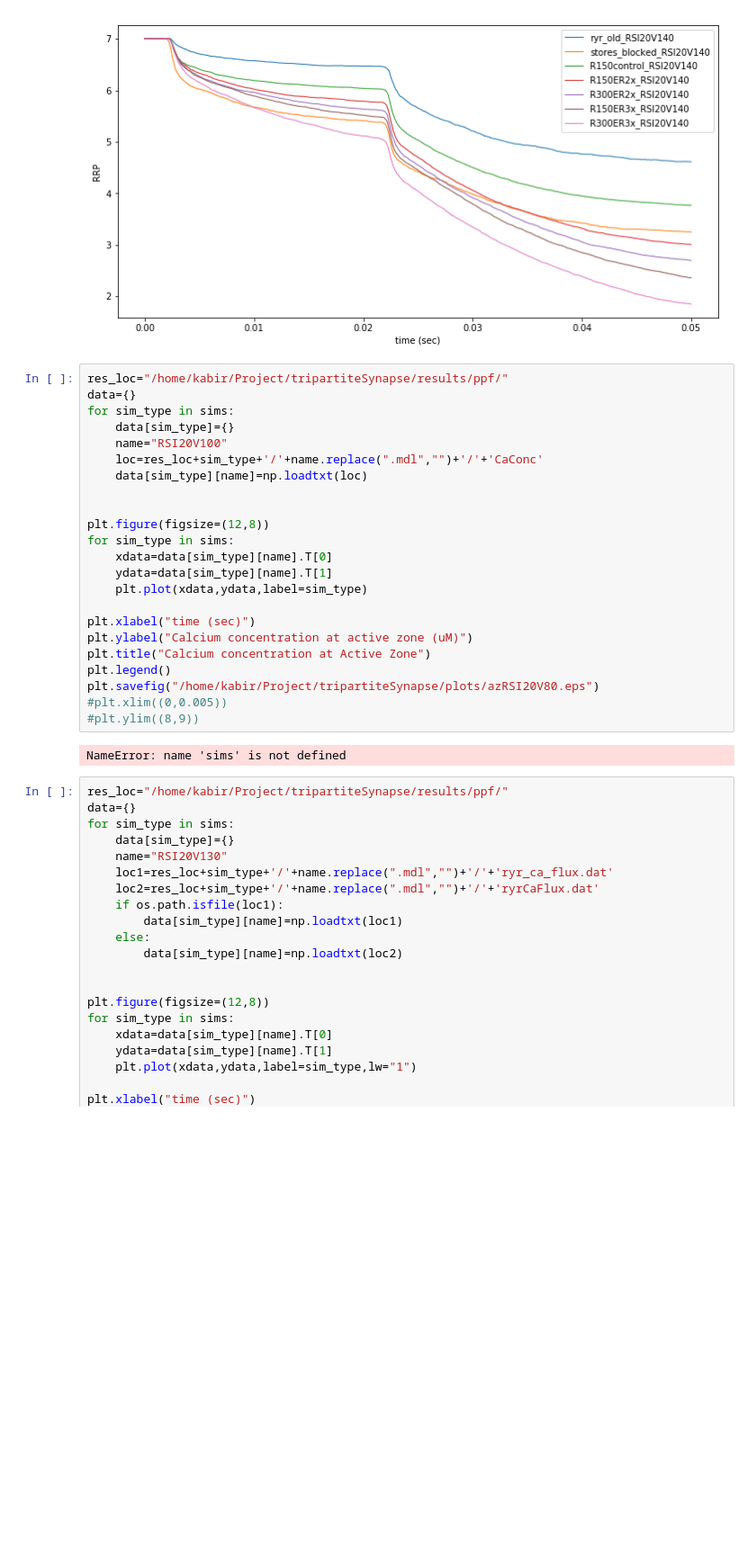
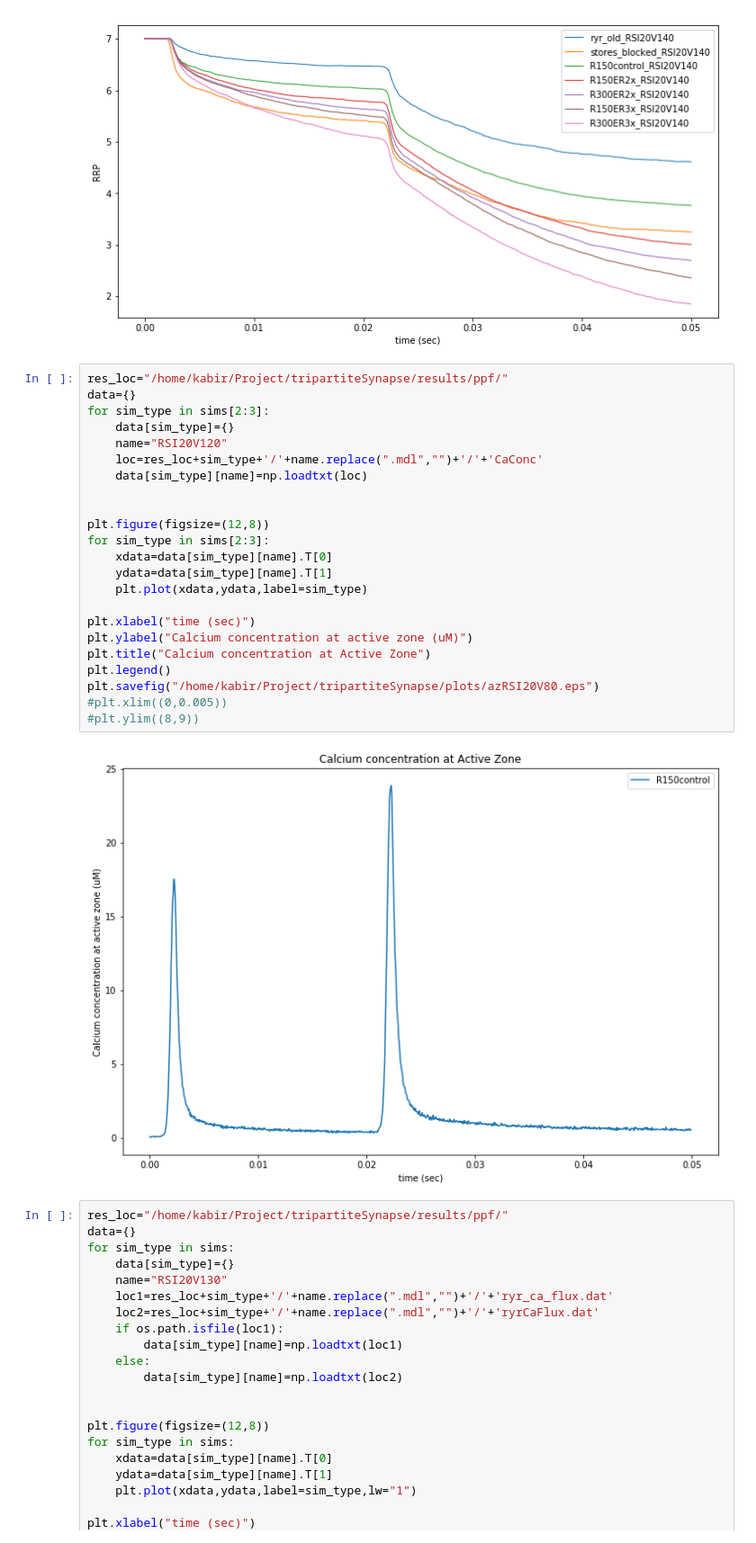
Before and after one commit to KabirDabholkar/tripartiteSynapse, a Jupyter notebook: tools/RSI_script_VDCC.ipynb, the cells around one changed output. Shown: that part at 90% size. Saved outputs shown, nothing was run; the diff lists cells and outputs as text; blank space fills up the shorter version.

```diff
--- a/tools/RSI_script_VDCC.ipynb
+++ b/tools/RSI_script_VDCC.ipynb
@@ -599,28 +599,28 @@ plt.legend()
 # %%
 res_loc="/home/kabir/Project/tripartiteSynapse/results/ppf/"
 data={}
-for sim_type in sims:
+for sim_type in sims[2:3]:
     data[sim_type]={}
-    name="RSI20V100"
+    name="RSI20V120"
     loc=res_loc+sim_type+'/'+name.replace(".mdl","")+'/'+'CaConc'
     data[sim_type][name]=np.loadtxt(loc)
 
 
 plt.figure(figsize=(12,8))
-for sim_type in sims:
+for sim_type in sims[2:3]:
     xdata=data[sim_type][name].T[0]
     ydata=data[sim_type][name].T[1]
     plt.plot(xdata,ydata,label=sim_type)
 
 plt.xlabel("time (sec)")
 plt.ylabel("Calcium concentration at active zone (uM)")
 plt.title("Calcium concentration at Active Zone")
 plt.legend()
 plt.savefig("/home/kabir/Project/tripartiteSynapse/plots/azRSI20V80.eps")
 #plt.xlim((0,0.005))
 #plt.ylim((8,9))
 # %% [output]
-NameError: name 'sims' is not defined
+[figure, added]
 # %%
 res_loc="/home/kabir/Project/tripartiteSynapse/results/ppf/"
 data={}
```
Also changed, not shown: 11 other files.
